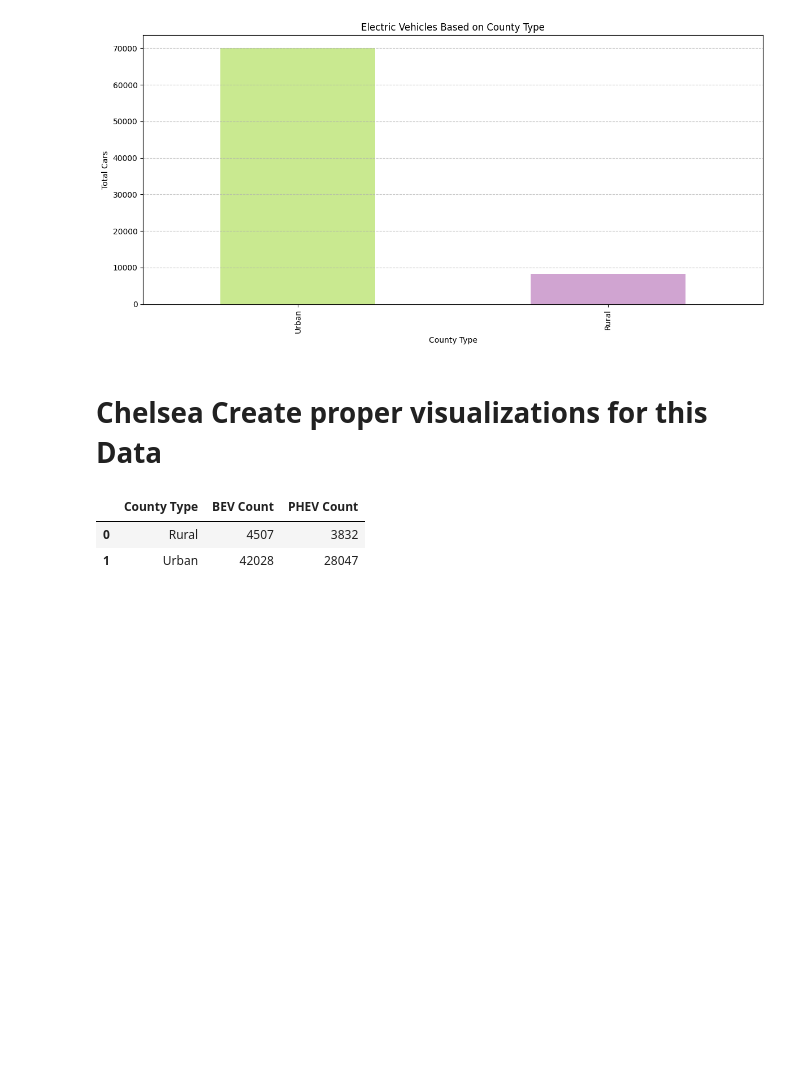
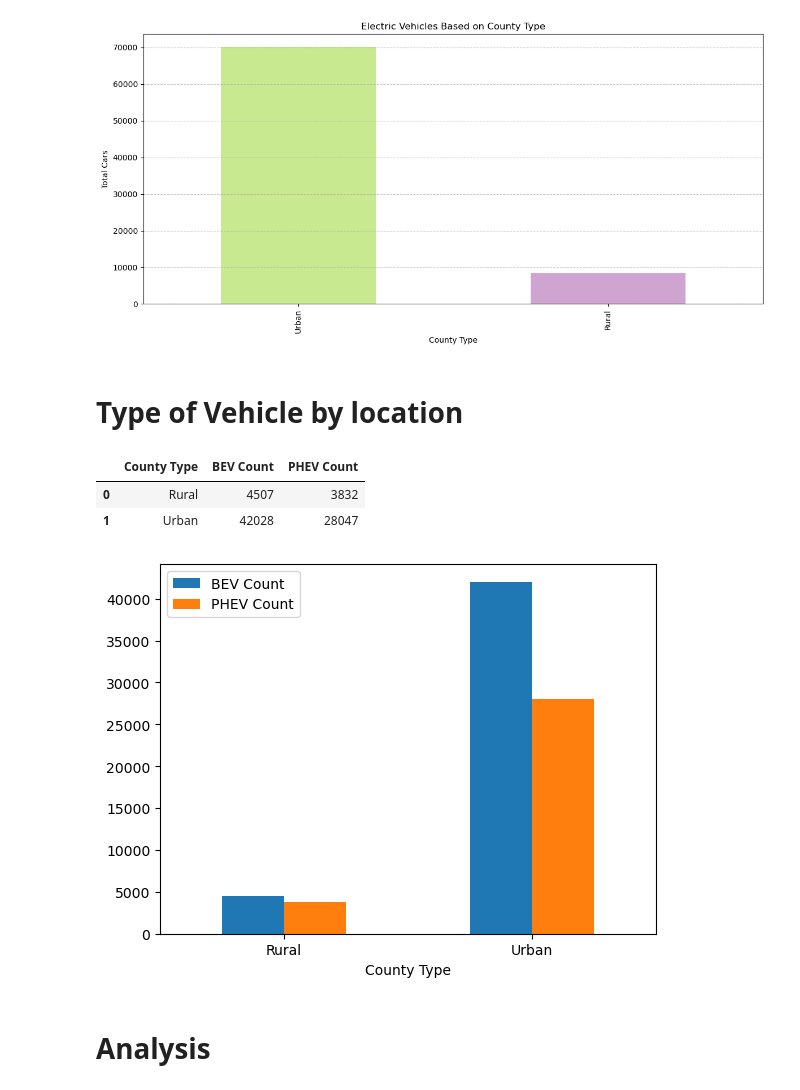
Before and after one commit to CJunger/First_Project, a Jupyter notebook: Washington.ipynb, the cells around one changed output. Saved outputs shown, nothing was run; the diff lists cells and outputs as text; code cells hidden in the pictures; blank space fills up the shorter version.

```diff
--- a/Washington.ipynb
+++ b/Washington.ipynb
@@ -244,7 +266,7 @@ plt.show()
 # %% [output]
 [figure]
 # %% [markdown]
-# Chelsea Create proper visualizations for this Data
+# Type of Vehicle by location
 # %%
 
 bev= vehicle_census[vehicle_census['Electric Vehicle Type'] == 'Battery Electric Vehicle (BEV)']
@@ -258,3 +280,10 @@ merged_df
 |  | County Type | BEV Count | PHEV Count |
 | 0 | Rural | 4507 | 3832 |
 | 1 | Urban | 42028 | 28047 |
+# %%
+merged_df.plot.bar(x='County Type', rot = 0)
+plt.show()
+# %% [output]
+[figure, added]
+# %% [markdown]
+# Analysis
```
Also changed, not shown: parts of 14 cells of this notebook.
